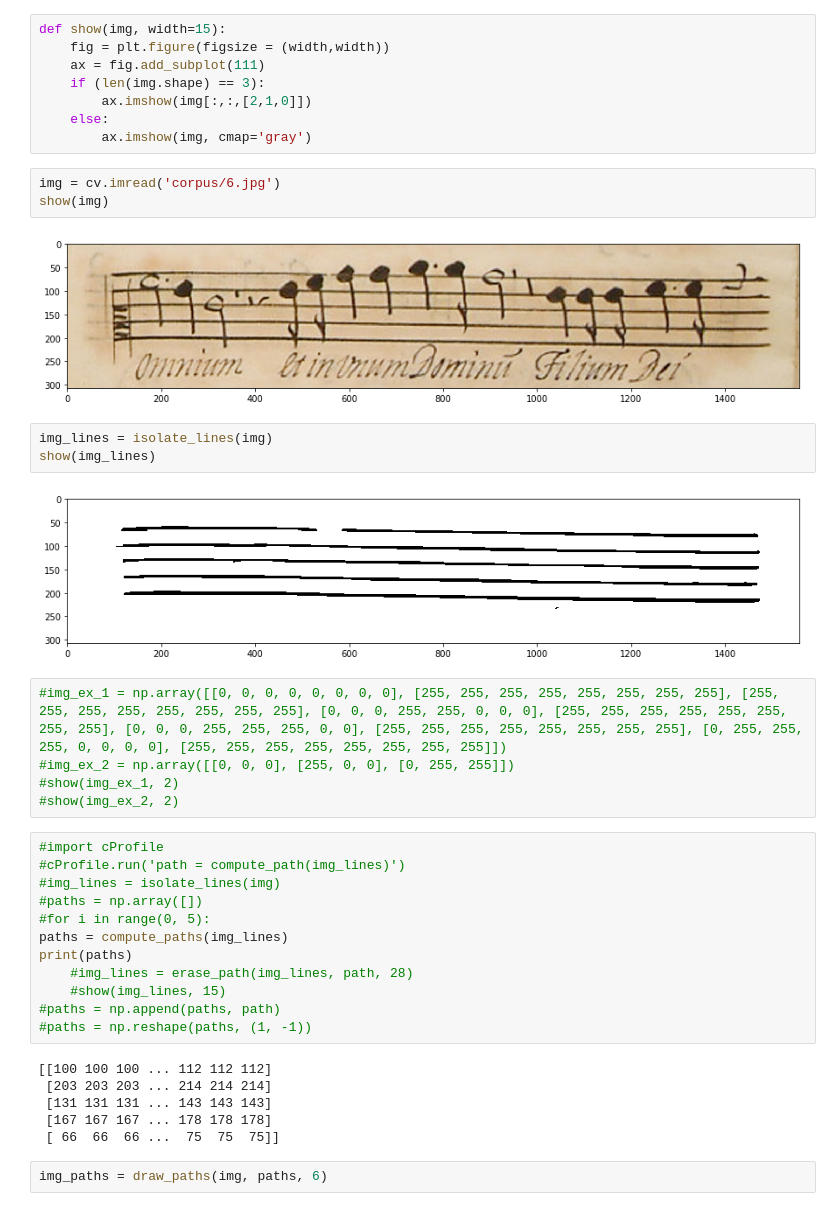
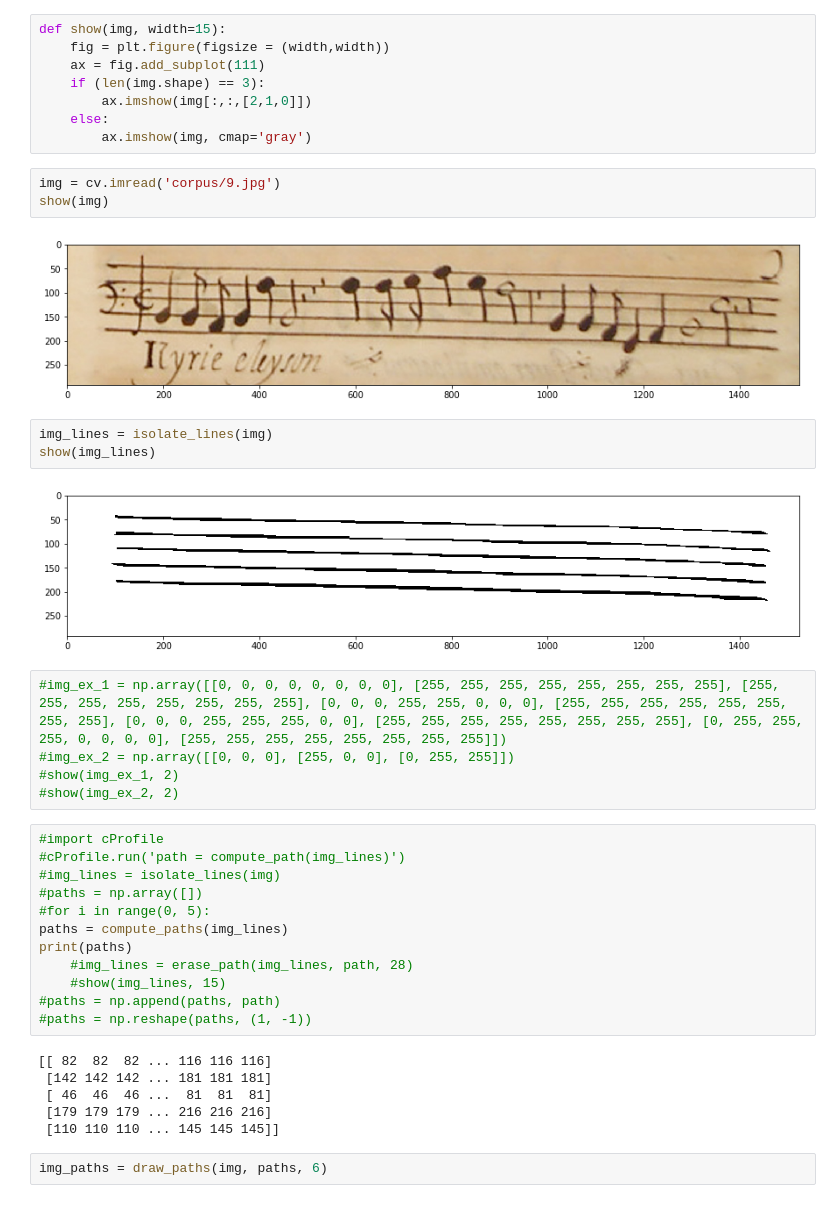
Before and after one commit to cperezs/staff-detection, a Jupyter notebook: staff detection.ipynb, the cells around one changed output. Cells and saved outputs as stored; diff of their text form.

```diff
--- a/staff detection.ipynb
+++ b/staff detection.ipynb
@@ -16,15 +16,15 @@ def show(img, width=15):
     else:
         ax.imshow(img, cmap='gray')
 # %%
-img = cv.imread('corpus/6.jpg')
+img = cv.imread('corpus/9.jpg')
 show(img)
 # %% [output]
-[figure, old version]
+[figure, new version]
 # %%
 img_lines = isolate_lines(img)
 show(img_lines)
 # %% [output]
-[figure, old version]
+[figure, new version]
 # %%
 #img_ex_1 = np.array([[0, 0, 0, 0, 0, 0, 0, 0], [255, 255, 255, 255, 255, 255, 255, 255], [255, 255, 255, 255, 255, 255, 255, 255], [0, 0, 0, 255, 255, 0, 0, 0], [255, 255, 255, 255, 255, 255, 255, 255], [0, 0, 0, 255, 255, 255, 0, 0], [255, 255, 255, 255, 255, 255, 255, 255], [0, 255, 255, 255, 0, 0, 0, 0], [255, 255, 255, 255, 255, 255, 255, 255]])
 #img_ex_2 = np.array([[0, 0, 0], [255, 0, 0], [0, 255, 255]])
@@ -43,11 +43,11 @@ print(paths)
 #paths = np.append(paths, path)
 #paths = np.reshape(paths, (1, -1))
 # %% [output]
-[[100 100 100 ... 112 112 112]
- [203 203 203 ... 214 214 214]
- [131 131 131 ... 143 143 143]
- [167 167 167 ... 178 178 178]
- [ 66  66  66 ...  75  75  75]]
+[[ 82  82  82 ... 116 116 116]
+ [142 142 142 ... 181 181 181]
+ [ 46  46  46 ...  81  81  81]
+ [179 179 179 ... 216 216 216]
+ [110 110 110 ... 145 145 145]]
 # %%
 img_paths = draw_paths(img, paths, 6)
 # %%
```
Also changed, not shown: parts of 2 cells of this notebook, 2 other files.
